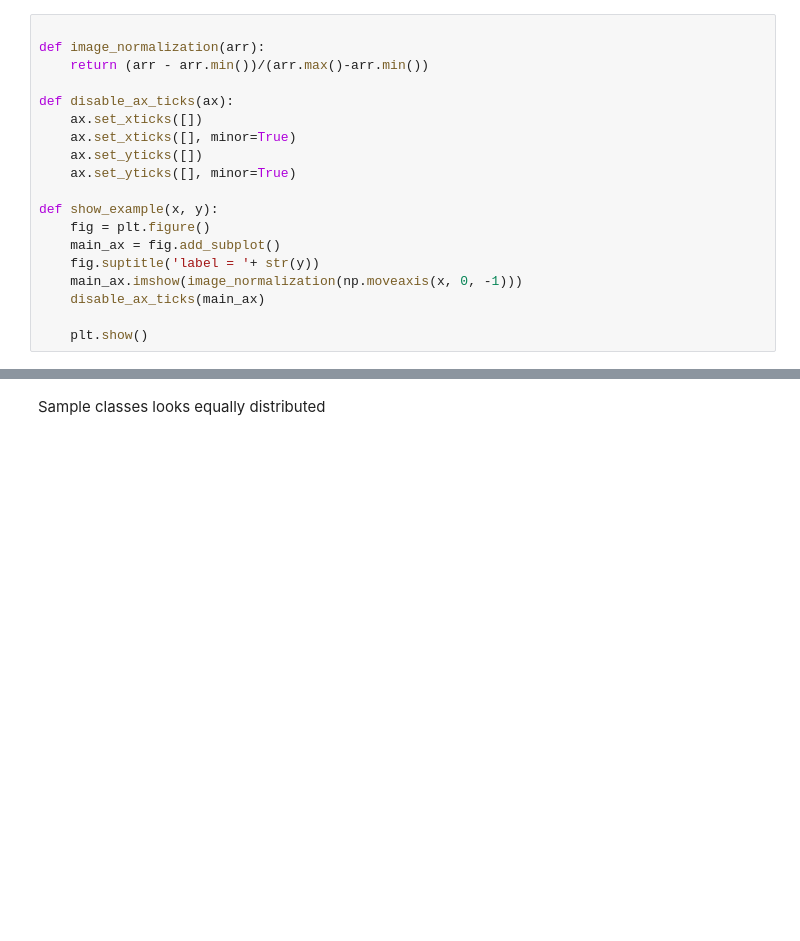
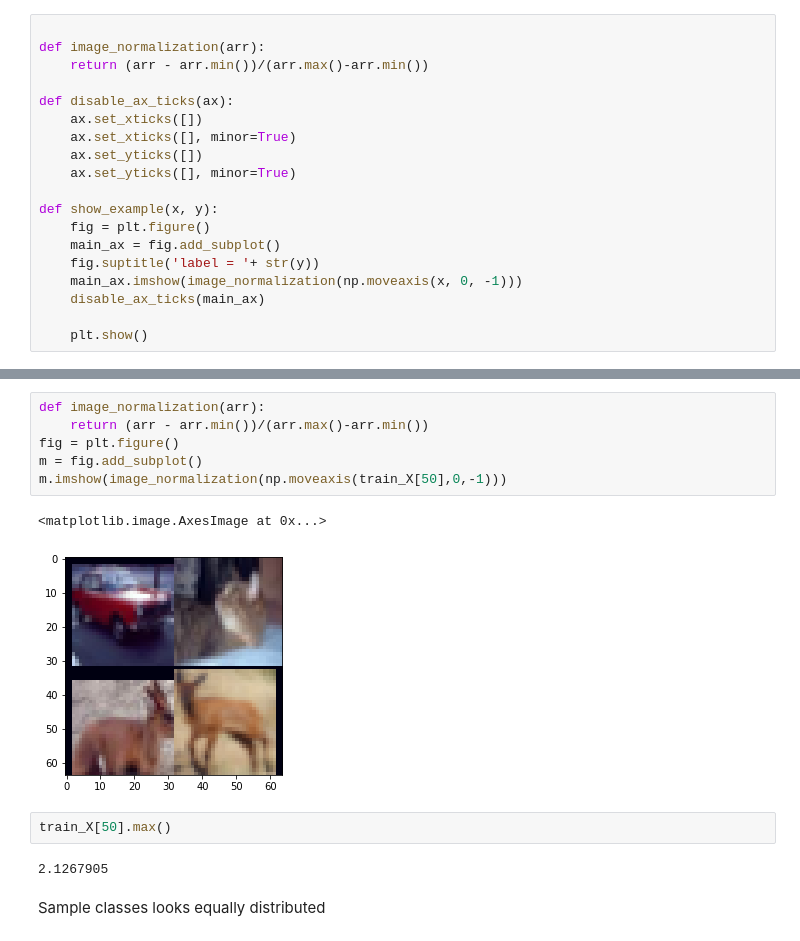
Before and after one commit to AshwinUniyal/ML_Project, a Jupyter notebook: ML_Coursework.ipynb, the cells around one changed output, grey strips where cells are left out. Drawn from its saved outputs; the diff is of its cells as text; blank space fills up the shorter version.

```diff
--- a/ML_Coursework.ipynb
+++ b/ML_Coursework.ipynb
@@ -471,3 +470,16 @@ print(np.asarray((unq, counts)).T)
+# %%
+def image_normalization(arr):
+    return (arr - arr.min())/(arr.max()-arr.min())
+fig = plt.figure()
+m = fig.add_subplot()
+m.imshow(image_normalization(np.moveaxis(train_X[50],0,-1)))
+# %% [output]
+<matplotlib.image.AxesImage at 0x...>
+[figure, added]
+# %%
+train_X[50].max()
+# %% [output]
+2.1267905
 # %% [markdown]
 Sample classes looks equally distributed
 # %%
```
Also changed, not shown: parts of 24 cells of this notebook.
